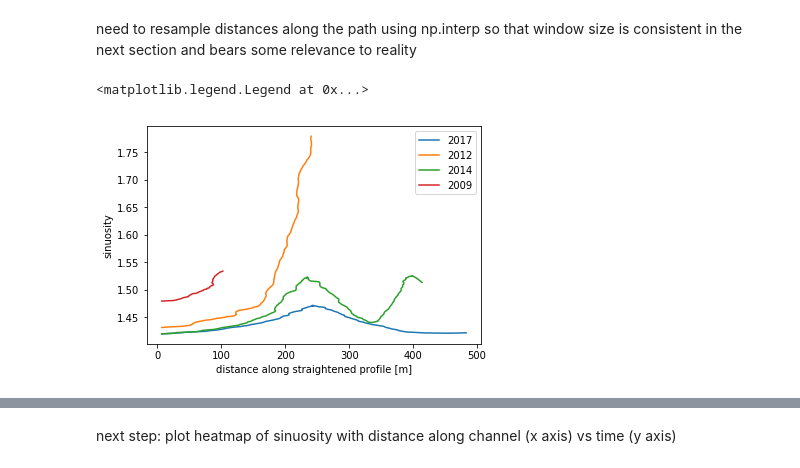
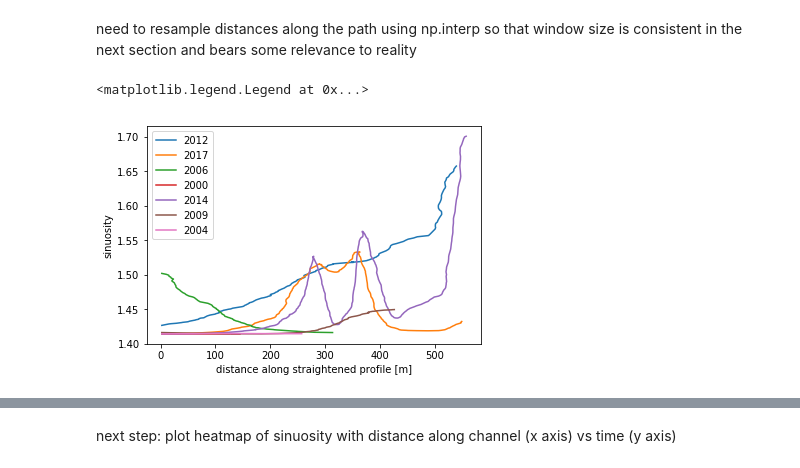
Before and after one commit to wobrotson/SinuosiTime, a Jupyter notebook: sinuosity_short.ipynb, the cells around one changed output, grey strips where cells are left out. Saved outputs shown, nothing was run; the diff lists cells and outputs as text; code cells hidden in the pictures.

Commit message:
moved some functions into script, created full plot

```diff
--- a/sinuosity_short.ipynb
+++ b/sinuosity_short.ipynb
@@ -3,10 +3,10 @@ Shortened workbench for analysing the shapefiles using pandas
 # %%
 from sinuutils import readshapestopandas
 
-riverid = 7 # id of channel being analysed (CM_riverid)
-channelname = 'sinuosity_shapefiles/sin_CM7.shp' # define channel to be analysed
+riverid = 1 # id of channel being analysed (CM_riverid)
+#channelname = 'sinuosity_shapefiles/sin_CM5_no2012.shp'
+channelname = 'sinuosity_shapefiles/sin_CM%d.shp' % riverid # define channel to be analysed
 yearrivers = readshapestopandas(channelname)
-#yearrivers - uncomment out to see dataset
 # in yearrivers shapeid from readshapestopandas is the year that the profile was drawn
 # %%
 # import shapefile which contains the valley slopes for different years
@@ -80,0 +43,14 @@ for year, df in yearrivers:
+# %%
+from sinuutils import transaxis
+from sinuutils import warptodirect
+import numpy as np
+
+for year, df in yearrivers:
+    straightenedx, straightenedy, cwtx, cwty, r0,r1 = warptodirect(direct_profile, df)
+    plt.plot(straightenedx, straightenedy, label="%d" % year)
+
+transax = np.linspace(0,r1,10)
+transay = np.zeros((10,), dtype=int)
+
+plt.plot(transax, transay, color='k', linestyle='--', linewidth=0.8)
+plt.legend(loc='lower left')
@@ -82,38 +61,17 @@ for year, df in yearrivers:
 need to resample distances along the path using np.interp so that window size is consistent in the next section and bears some relevance to reality
 # %%
 # calculate windowed sinuosity of the river channel
-import numpy as np
 from sinuutils import makeweightseries
-
-def windowed_sinuosity(df):
-
-    # make unit lengths
-    unitx = (df.straightenedx - df.straightenedx.shift()).fillna(0)
-    wxs = [ ]
-    wsin = [ ]
-    centreweightlength = 50 # change as appropriate
-    for centreweightindex in range(len(df.straightenedx)):
-        w = makeweightseries(df.straightenedx, centreweightindex, centreweightlength)
-        wx = sum(w*df.straightenedx)/sum(w)
-        weightedstreamlength = sum(df.straightenedsegleng*w)/sum(w)
-        weighteddirectlength = sum(unitx*w)/sum(w)
-        weightedsinuosity = weightedstreamlength/weighteddirectlength
-        wsin.append(weightedsinuosity)
-        wxs.append(wx)
-
-    wxs = np.array(wxs)
-    awsin = np.array(wsin)
-    return wxs, awsin
+from sinuutils import windowed_sinuosity
 
 # calculate windowed sinuosity for each given year
 for year, df in yearrivers:
     wxs, awsin = windowed_sinuosity(df)
-    df['windowedsin'] = awsin
-    plt.plot(df.straightenedx,awsin, label='%d' %year)
+    plt.plot(df.straightenedx,df.windowedsin, label='%d' %year)
 
 plt.xlabel('distance along straightened profile [m]')
 plt.ylabel('sinuosity')
 plt.legend()
 # %% [output]
 <matplotlib.legend.Legend at 0x...>
-[figure, old version]
+[figure, new version]
```
Also changed, not shown: parts of 6 cells of this notebook, 1 other file.
